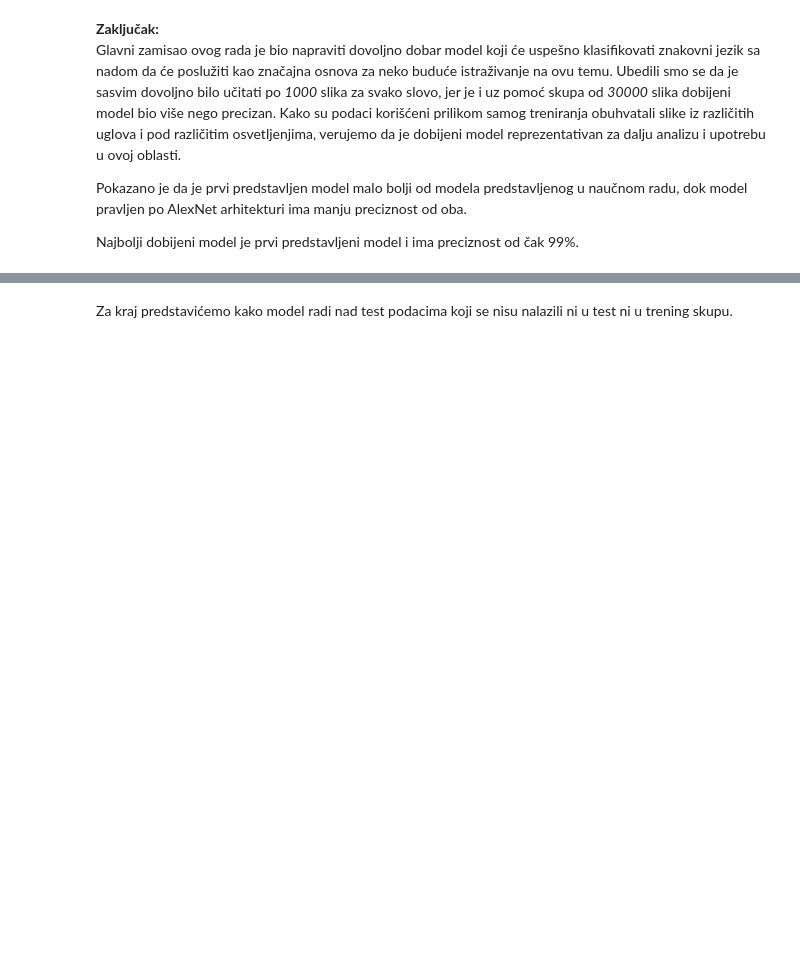
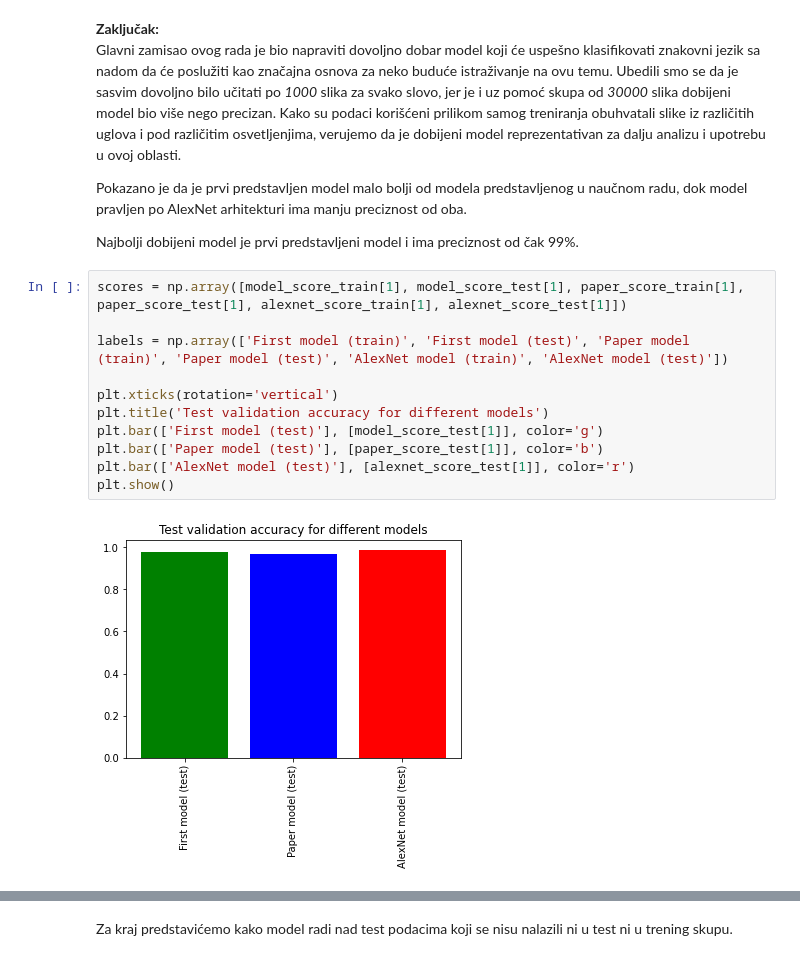
Before and after one commit to zokaaagajich/SignLanguage-ML, a Jupyter notebook: signLanguage-ML.ipynb, the cells around one changed output, grey strips where cells are left out. Drawn from its saved outputs; the diff is of its cells as text; blank space fills up the shorter version.

```diff
--- a/signLanguage-ML.ipynb
+++ b/signLanguage-ML.ipynb
@@ -904,3 +822,16 @@ Glavni zamisao ovog rada je bio napraviti dovoljno dobar model koji će uspešno
 Pokazano je da je prvi predstavljen model malo bolji od modela predstavljenog u naučnom radu, dok model pravljen po AlexNet arhitekturi ima manju preciznost od oba.
 
 Najbolji dobijeni model je prvi predstavljeni model i ima preciznost od čak 99%.
+# %%
+scores = np.array([model_score_train[1], model_score_test[1], paper_score_train[1], paper_score_test[1], alexnet_score_train[1], alexnet_score_test[1]])
+
+labels = np.array(['First model (train)', 'First model (test)', 'Paper model (train)', 'Paper model (test)', 'AlexNet model (train)', 'AlexNet model (test)'])
+
+plt.xticks(rotation='vertical')
+plt.title('Test validation accuracy for different models')
+plt.bar(['First model (test)'], [model_score_test[1]], color='g')
+plt.bar(['Paper model (test)'], [paper_score_test[1]], color='b')
+plt.bar(['AlexNet model (test)'], [alexnet_score_test[1]], color='r')
+plt.show()
+# %% [output]
+[figure, added]
```
Also changed, not shown: parts of 56 cells of this notebook.
